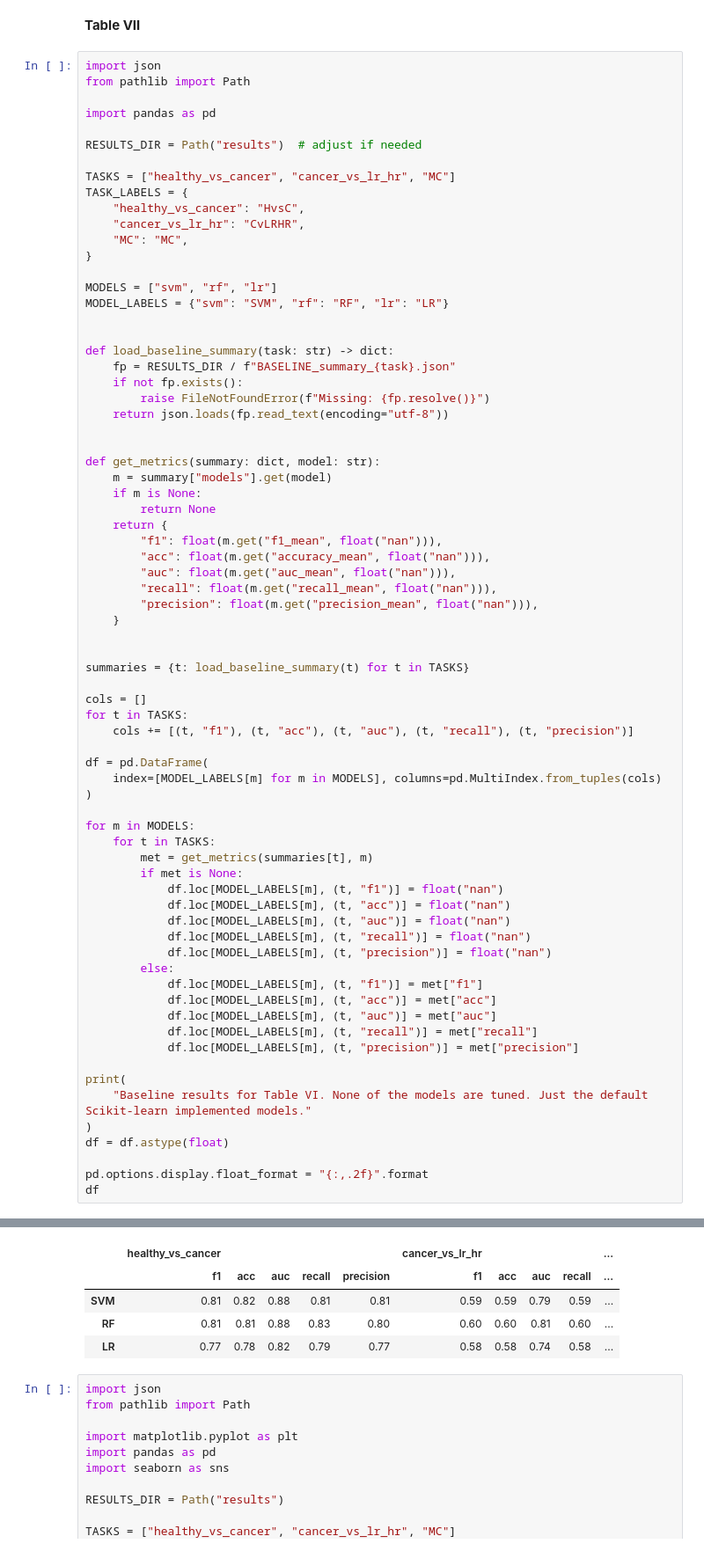
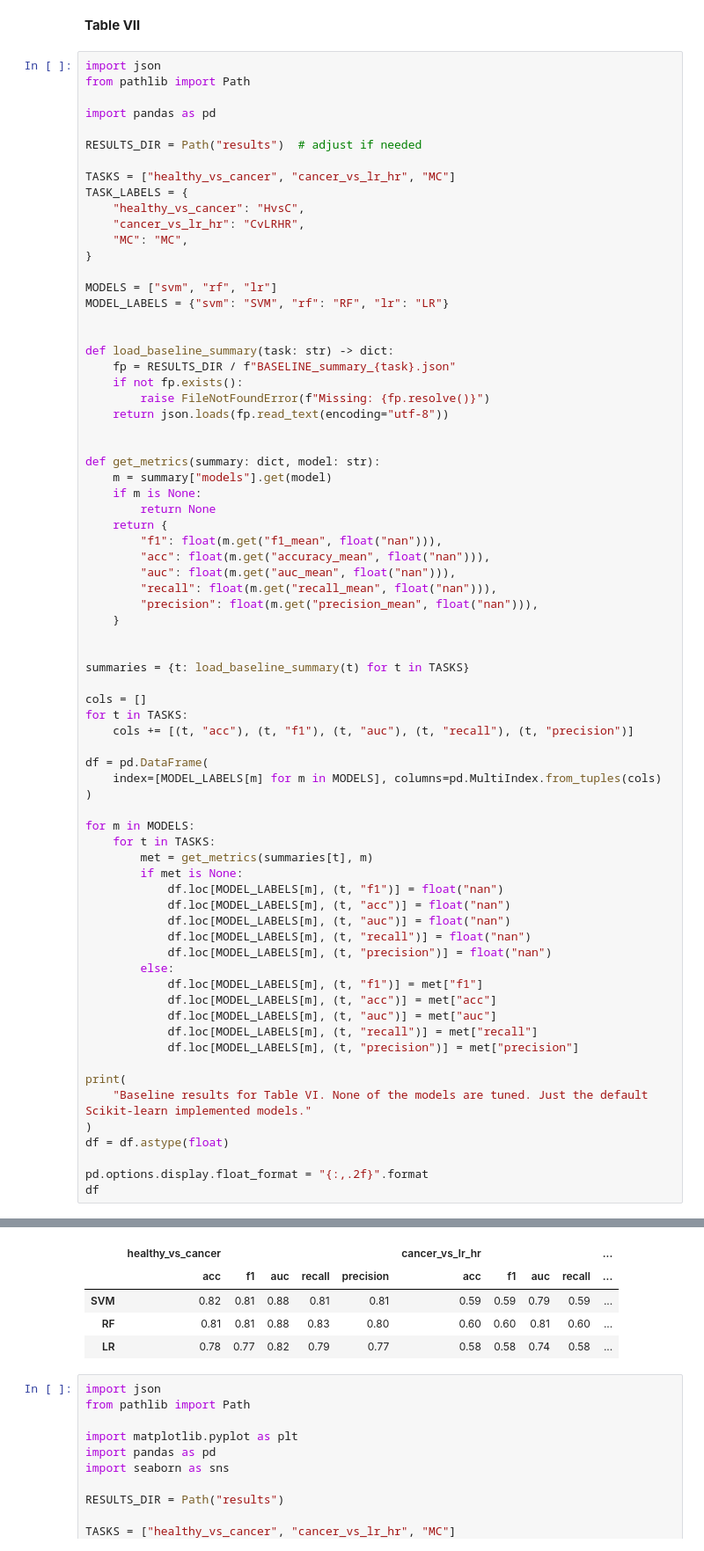
Before and after one commit to EITLabworks/IIVV-Evaluation, a Jupyter notebook: Figures-and-Tables.ipynb, the cells around one changed output, grey strips where cells are left out. Shown at 88% size. Drawn from its saved outputs; the diff is of its cells as text.

Commit message:
Table

```diff
--- a/Figures-and-Tables.ipynb
+++ b/Figures-and-Tables.ipynb
@@ -124,42 +124,42 @@ summaries = {t: load_baseline_summary(t) for t in TASKS}
 
 cols = []
 for t in TASKS:
-    cols += [(t, "f1"), (t, "acc"), (t, "auc"), (t, "recall"), (t, "precision")]
+    cols += [(t, "acc"), (t, "f1"), (t, "auc"), (t, "recall"), (t, "precision")]
 
 df = pd.DataFrame(
     index=[MODEL_LABELS[m] for m in MODELS], columns=pd.MultiIndex.from_tuples(cols)
 )
 
 for m in MODELS:
     for t in TASKS:
         met = get_metrics(summaries[t], m)
         if met is None:
             df.loc[MODEL_LABELS[m], (t, "f1")] = float("nan")
             df.loc[MODEL_LABELS[m], (t, "acc")] = float("nan")
             df.loc[MODEL_LABELS[m], (t, "auc")] = float("nan")
             df.loc[MODEL_LABELS[m], (t, "recall")] = float("nan")
             df.loc[MODEL_LABELS[m], (t, "precision")] = float("nan")
         else:
             df.loc[MODEL_LABELS[m], (t, "f1")] = met["f1"]
             df.loc[MODEL_LABELS[m], (t, "acc")] = met["acc"]
             df.loc[MODEL_LABELS[m], (t, "auc")] = met["auc"]
             df.loc[MODEL_LABELS[m], (t, "recall")] = met["recall"]
             df.loc[MODEL_LABELS[m], (t, "precision")] = met["precision"]
 
 print(
     "Baseline results for Table VI. None of the models are tuned. Just the default Scikit-learn implemented models."
 )
 df = df.astype(float)
 
 pd.options.display.float_format = "{:,.2f}".format
 df
 # %% [output]
 Baseline results for Table VI. None of the models are tuned. Just the default Scikit-learn implemented models.
 |  | healthy_vs_cancer |  |  |  |  | cancer_vs_lr_hr |  |  |  | ... |
-|  | f1 | acc | auc | recall | precision | f1 | acc | auc | recall | ... |
-| SVM | 0.81 | 0.82 | 0.88 | 0.81 | 0.81 | 0.59 | 0.59 | 0.79 | 0.59 | ... |
+|  | acc | f1 | auc | recall | precision | acc | f1 | auc | recall | ... |
+| SVM | 0.82 | 0.81 | 0.88 | 0.81 | 0.81 | 0.59 | 0.59 | 0.79 | 0.59 | ... |
 | RF | 0.81 | 0.81 | 0.88 | 0.83 | 0.80 | 0.60 | 0.60 | 0.81 | 0.60 | ... |
-| LR | 0.77 | 0.78 | 0.82 | 0.79 | 0.77 | 0.58 | 0.58 | 0.74 | 0.58 | ... |
+| LR | 0.78 | 0.77 | 0.82 | 0.79 | 0.77 | 0.58 | 0.58 | 0.74 | 0.58 | ... |
 # %%
 import json
 from pathlib import Path
```
Also changed, not shown: parts of 1 cell of this notebook.
